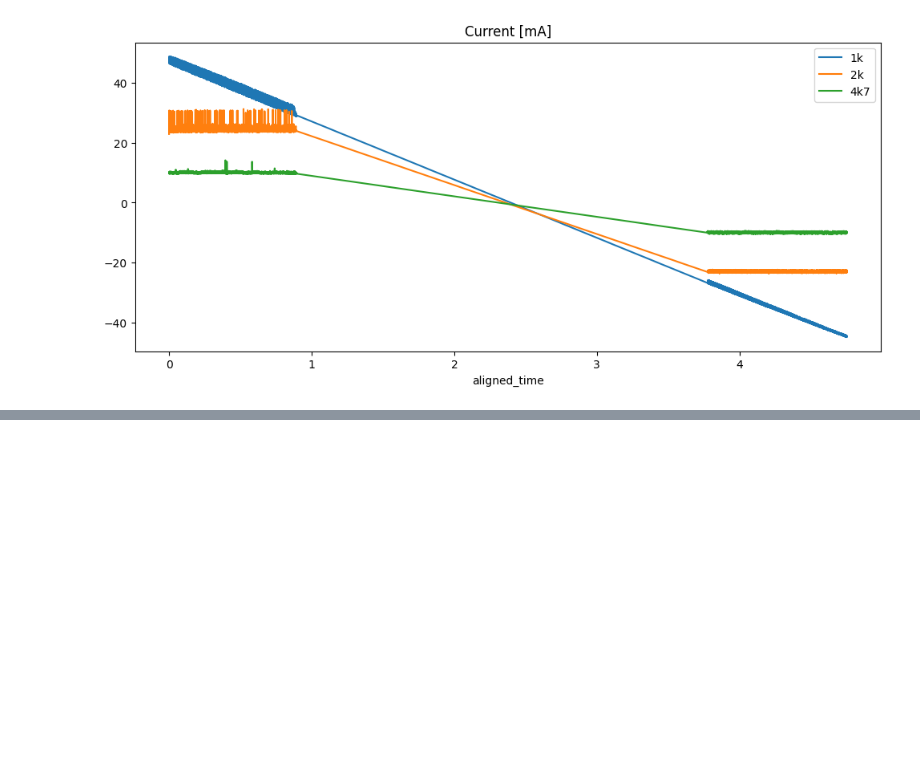
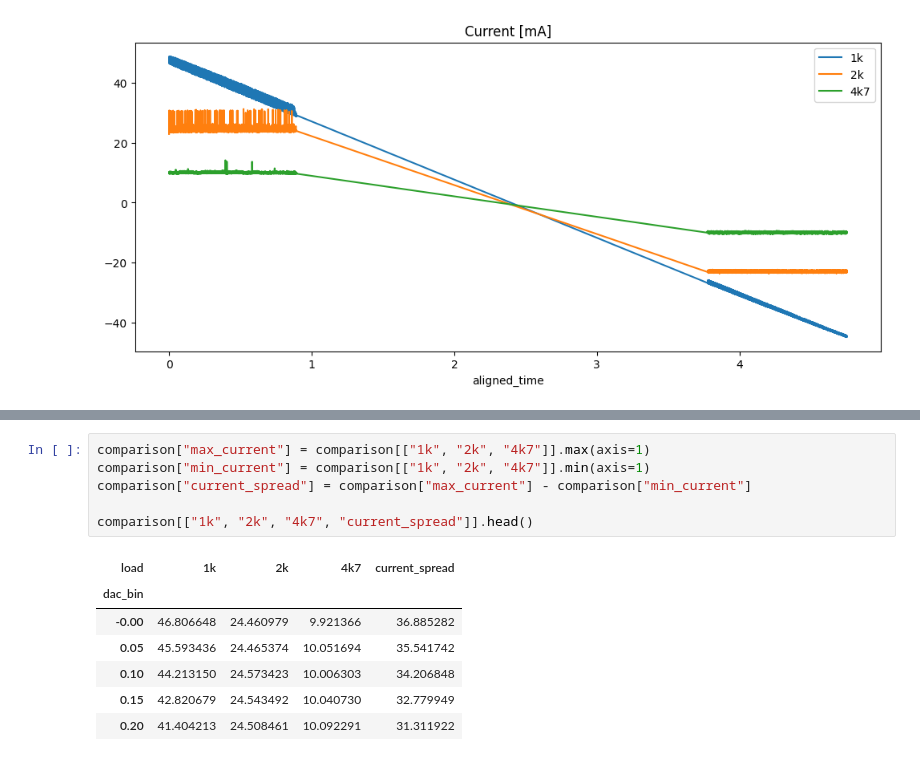
Before and after one commit to import-tiago/FEI, a Jupyter notebook: MSc/PEL309/Analysis/PEL309.ipynb, the cells around one changed output, grey strips where cells are left out. Drawn from its saved outputs; the diff is of its cells as text; blank space fills up the shorter version.

```diff
--- a/MSc/PEL309/Analysis/PEL309.ipynb
+++ b/MSc/PEL309/Analysis/PEL309.ipynb
@@ -206,0 +250,14 @@ data_4k7_aligned.plot(
+# %%
+comparison["max_current"] = comparison[["1k", "2k", "4k7"]].max(axis=1)
+comparison["min_current"] = comparison[["1k", "2k", "4k7"]].min(axis=1)
+comparison["current_spread"] = comparison["max_current"] - comparison["min_current"]
+
+comparison[["1k", "2k", "4k7", "current_spread"]].head()
+# %% [output]
+| load | 1k | 2k | 4k7 | current_spread |
+| dac_bin |  |  |  |  |
+| -0.00 | 46.806648 | 24.460979 | 9.921366 | 36.885282 |
+| 0.05 | 45.593436 | 24.465374 | 10.051694 | 35.541742 |
+| 0.10 | 44.213150 | 24.573423 | 10.006303 | 34.206848 |
+| 0.15 | 42.820679 | 24.543492 | 10.040730 | 32.779949 |
+| 0.20 | 41.404213 | 24.508461 | 10.092291 | 31.311922 |
```
Also changed, not shown: parts of 6 cells of this notebook.
